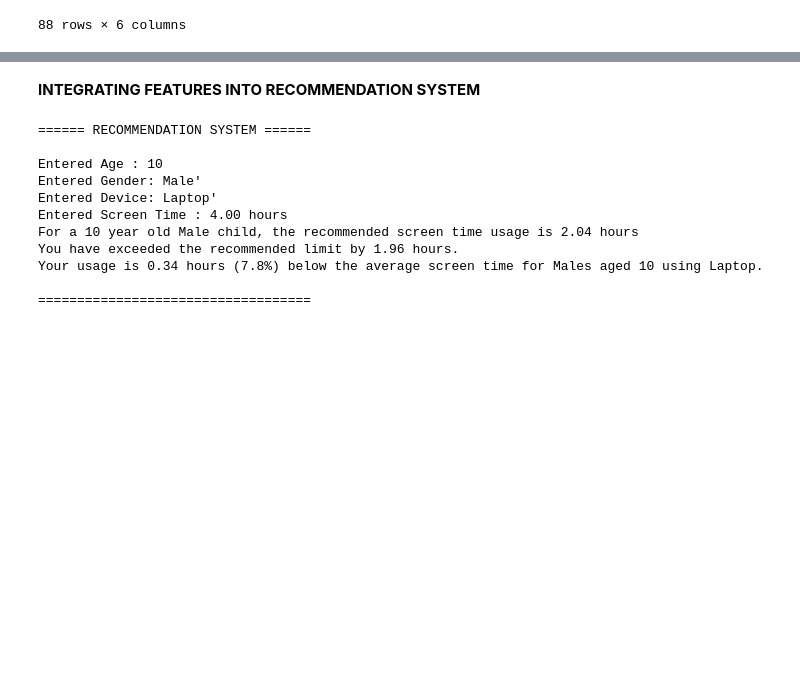
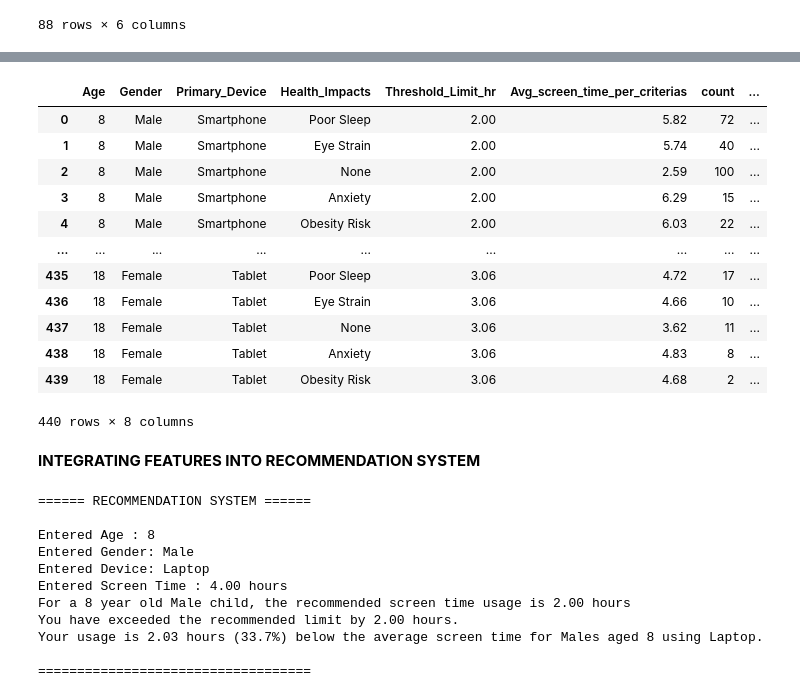
Before and after one commit to springboardmentor987p/ScreenSense, a Jupyter notebook: Infosys_Kidsdataset.ipynb, the cells around one changed output, grey strips where cells are left out. Drawn from its saved outputs; the diff is of its cells as text; code cells hidden in the pictures; blank space fills up the shorter version.

```diff
--- a/Infosys_Kidsdataset.ipynb
+++ b/Infosys_Kidsdataset.ipynb
@@ -1078,0 +1076,9 @@ recom_df.merge(avg_age_df,on='Age',how='left')
+# %%
+threshold_df4=threshold_df4.ffill()
+# %%
+health_freq_df = (
+    child_df.groupby(['Age', 'Gender', 'Primary_Device', 'Health_Impacts'])['Avg_Daily_Screen_Time_hr'].agg(['mean','size'])
+    .reset_index()
+    .sort_values(['Age','Primary_Device'], ascending=[True,True]).round(2).rename(columns={'mean':'Avg_screen_time','size':'count'})
+)
+health_freq_df
@@ -1078,0 +1099,5 @@ recom_df.merge(avg_age_df,on='Age',how='left')
+# %%
+recom_df2=threshold_df4.merge(health_freq_df,on=['Age', 'Gender', 'Primary_Device','Health_Impacts'],how='left')
+recom_df2=recom_df2.ffill()
+recom_df2['count']=recom_df2['count'].round().astype(int)
+recom_df2
@@ -1079,3 +1118,20 @@ recom_df.merge(avg_age_df,on='Age',how='left')
+# %%
+recom_df2=recom_df2.merge(avg_age_df,on='Age',how="left").rename(columns={'Avg_screen_time':"Avg_screen_time_per_criterias",'Avg_Daily_Screen_Time_hr':'Avg_Daily_Screen_Time_per_age_only'})
+recom_df2
+# %% [output]
+|  | Age | Gender | Primary_Device | Health_Impacts | Threshold_Limit_hr | Avg_screen_time_per_criterias | count | ... |
+| 0 | 8 | Male | Smartphone | Poor Sleep | 2.00 | 5.82 | 72 | ... |
+| 1 | 8 | Male | Smartphone | Eye Strain | 2.00 | 5.74 | 40 | ... |
+| 2 | 8 | Male | Smartphone | None | 2.00 | 2.59 | 100 | ... |
+| 3 | 8 | Male | Smartphone | Anxiety | 2.00 | 6.29 | 15 | ... |
+| 4 | 8 | Male | Smartphone | Obesity Risk | 2.00 | 6.03 | 22 | ... |
+| ... | ... | ... | ... | ... | ... | ... | ... | ... |
+| 435 | 18 | Female | Tablet | Poor Sleep | 3.06 | 4.72 | 17 | ... |
+| 436 | 18 | Female | Tablet | Eye Strain | 3.06 | 4.66 | 10 | ... |
+| 437 | 18 | Female | Tablet | None | 3.06 | 3.62 | 11 | ... |
+| 438 | 18 | Female | Tablet | Anxiety | 3.06 | 4.83 | 8 | ... |
+| 439 | 18 | Female | Tablet | Obesity Risk | 3.06 | 4.68 | 2 | ... |
+440 rows × 8 columns
 # %% [markdown]
 **INTEGRATING FEATURES INTO RECOMMENDATION SYSTEM**
 # %%
@@ -1084,22 +1140,23 @@ gender = input("Enter the gender (Male/Female): ").capitalize()
 device = input("Enter your primary screen type ('Smartphone', 'Laptop', 'TV', 'Tablet'): ").capitalize()
 screen_time = float(input("Enter your screen time in hours: "))
 
-match_df = recom_df[
-    (recom_df['Age'] == age) &
-    (recom_df['Gender'] == gender) &
-    (recom_df['Primary_Device'] == device)]
+match_df = recom_df2[
+    (recom_df2['Age'] == age) &
+    (recom_df2['Gender'] == gender) &
+    (recom_df2['Primary_Device'] == device)]
 
 
 print("\n====== RECOMMENDATION SYSTEM ======\n")
 print(f'''Entered Age : {age}
-Entered Gender: {gender}'
-Entered Device: {device}'
+Entered Gender: {gender}
+Entered Device: {device}
 Entered Screen Time : {screen_time:.2f} hours''')
 
 
 if not match_df.empty:
     limit = match_df['Threshold_Limit_hr'].iloc[0]
-    median=match_df['Avg_Screen_Time_hr'].iloc[0]
+    avg_detailed = match_df['Avg_screen_time_per_criterias'].iloc[0]
+    avg_age_only = match_df['Avg_Daily_Screen_Time_per_age_only'].iloc[0]
 
     if screen_time > limit:
         print(f"For a {age} year old {gender} child, the recommended screen time usage is {limit:.2f} hours")
@@ -1107,8 +1164,8 @@ if not match_df.empty:
     else:
         print(f"You are within the recommended healthy screen time range of {limit} hours for a {age} year old")
 
-    diff_hr=screen_time-median
-    diff_pct=(diff_hr/median)*100
+    diff_hr=screen_time-avg_detailed
+    diff_pct=(diff_hr/avg_detailed)*100
 
     if diff_hr > 0:
         print(f"Your usage is {diff_hr:.2f} hours ({diff_pct:.1f}%) above the average screen time "
@@ -1125,12 +1182,12 @@ print("\n===================================")
 # %% [output]
 ====== RECOMMENDATION SYSTEM ======
 
-Entered Age : 10
-Entered Gender: Male'
-Entered Device: Laptop'
+Entered Age : 8
+Entered Gender: Male
+Entered Device: Laptop
 Entered Screen Time : 4.00 hours
-For a 10 year old Male child, the recommended screen time usage is 2.04 hours
-You have exceeded the recommended limit by 1.96 hours.
-Your usage is 0.34 hours (7.8%) below the average screen time for Males aged 10 using Laptop.
+For a 8 year old Male child, the recommended screen time usage is 2.00 hours
+You have exceeded the recommended limit by 2.00 hours.
+Your usage is 2.03 hours (33.7%) below the average screen time for Males aged 8 using Laptop.
 
 ===================================
```
Also changed, not shown: parts of 17 cells of this notebook.
